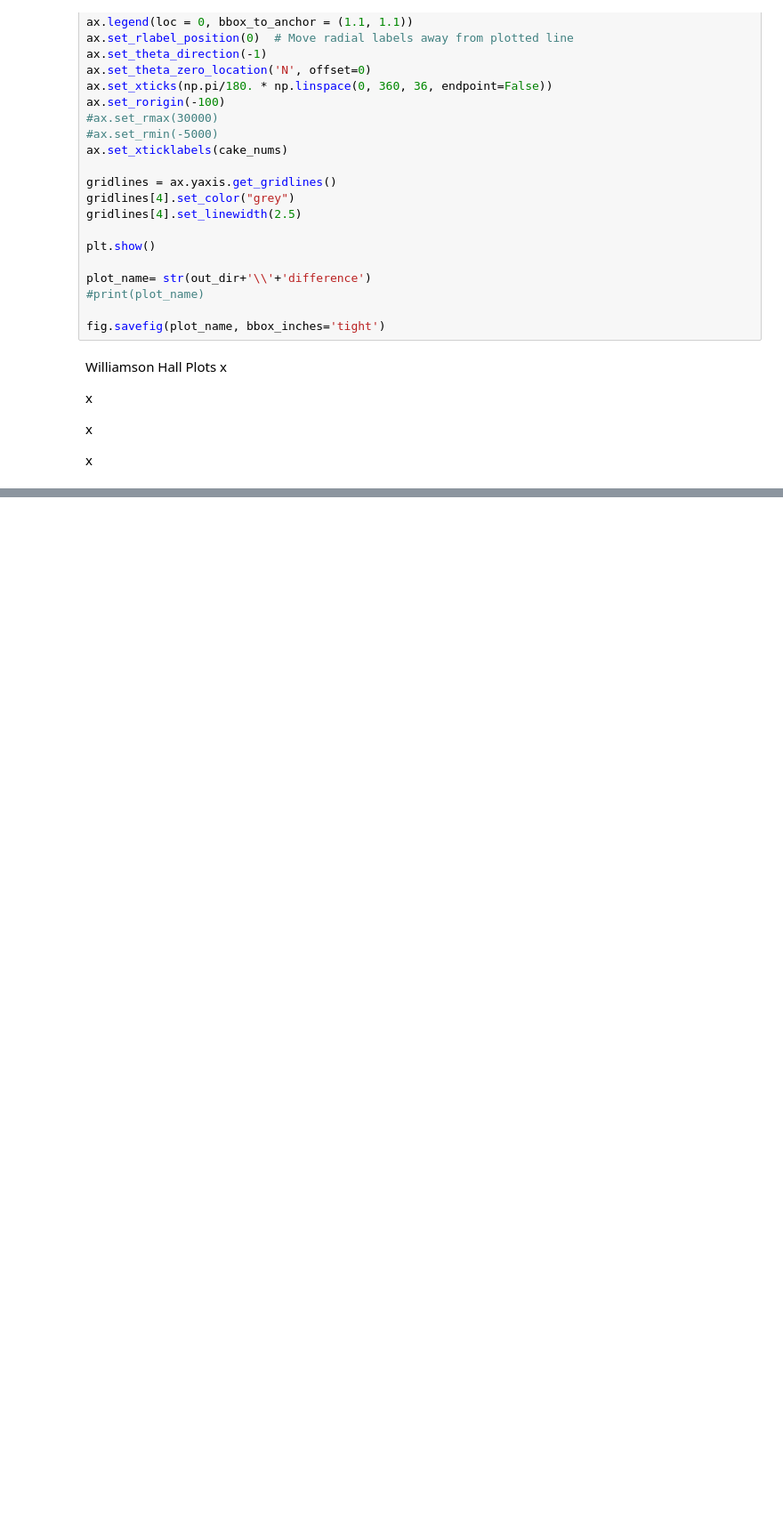
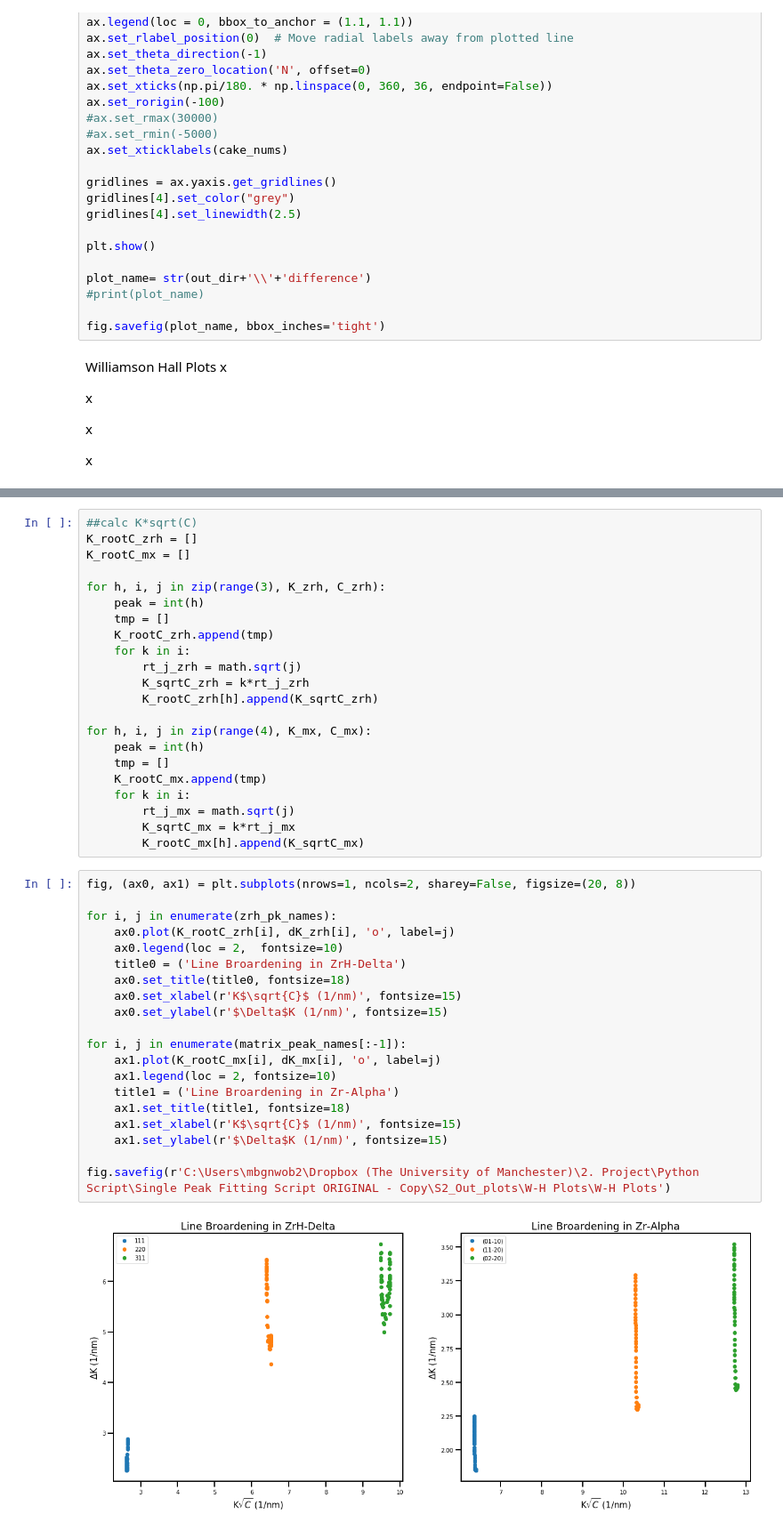
Before and after one commit to Mats-Student-Olie/Double-Peak-Fit, a Jupyter notebook: Compare Strain Across Cakes.ipynb, the cells around one changed output, grey strips where cells are left out. Shown at 89% size. Drawn from its saved outputs; the diff is of its cells as text; blank space fills up the shorter version.

```diff
--- a/Compare Strain Across Cakes.ipynb
+++ b/Compare Strain Across Cakes.ipynb
@@ -1238,0 +1218,44 @@ plt.plot()
+# %%
+##calc K*sqrt(C)
+K_rootC_zrh = []
+K_rootC_mx = []
+
+for h, i, j in zip(range(3), K_zrh, C_zrh):
+    peak = int(h)
+    tmp = []
+    K_rootC_zrh.append(tmp)
+    for k in i:
+        rt_j_zrh = math.sqrt(j)
+        K_sqrtC_zrh = k*rt_j_zrh
+        K_rootC_zrh[h].append(K_sqrtC_zrh)
+
+for h, i, j in zip(range(4), K_mx, C_mx):
+    peak = int(h)
+    tmp = []
+    K_rootC_mx.append(tmp)
+    for k in i:
+        rt_j_mx = math.sqrt(j)
+        K_sqrtC_mx = k*rt_j_mx
+        K_rootC_mx[h].append(K_sqrtC_mx)
+# %%
+fig, (ax0, ax1) = plt.subplots(nrows=1, ncols=2, sharey=False, figsize=(20, 8))
+
+for i, j in enumerate(zrh_pk_names):
+    ax0.plot(K_rootC_zrh[i], dK_zrh[i], 'o', label=j)
+    ax0.legend(loc = 2,  fontsize=10)
+    title0 = ('Line Broardening in ZrH-Delta')
+    ax0.set_title(title0, fontsize=18)
+    ax0.set_xlabel(r'K$\sqrt{C}$ (1/nm)', fontsize=15)
+    ax0.set_ylabel(r'$\Delta$K (1/nm)', fontsize=15)
+
+for i, j in enumerate(matrix_peak_names[:-1]):
+    ax1.plot(K_rootC_mx[i], dK_mx[i], 'o', label=j)
+    ax1.legend(loc = 2, fontsize=10)
+    title1 = ('Line Broardening in Zr-Alpha')
+    ax1.set_title(title1, fontsize=18)
+    ax1.set_xlabel(r'K$\sqrt{C}$ (1/nm)', fontsize=15)
+    ax1.set_ylabel(r'$\Delta$K (1/nm)', fontsize=15)
+
+fig.savefig(r'C:\Users\mbgnwob2\Dropbox (The University of Manchester)\2. Project\Python Script\Single Peak Fitting Script ORIGINAL - Copy\S2_Out_plots\W-H Plots\W-H Plots')
+# %% [output]
+[figure, added]
```
Also changed, not shown: parts of 20 cells of this notebook.
